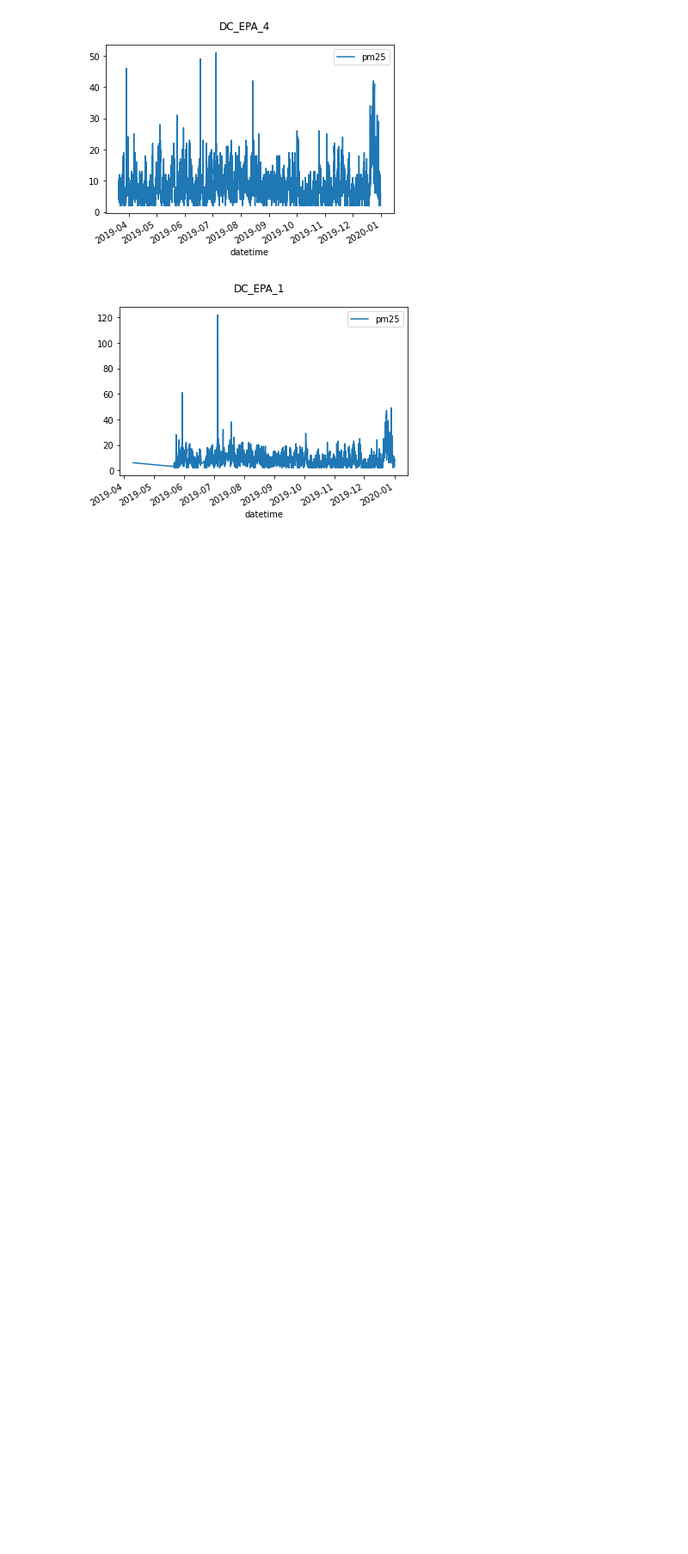
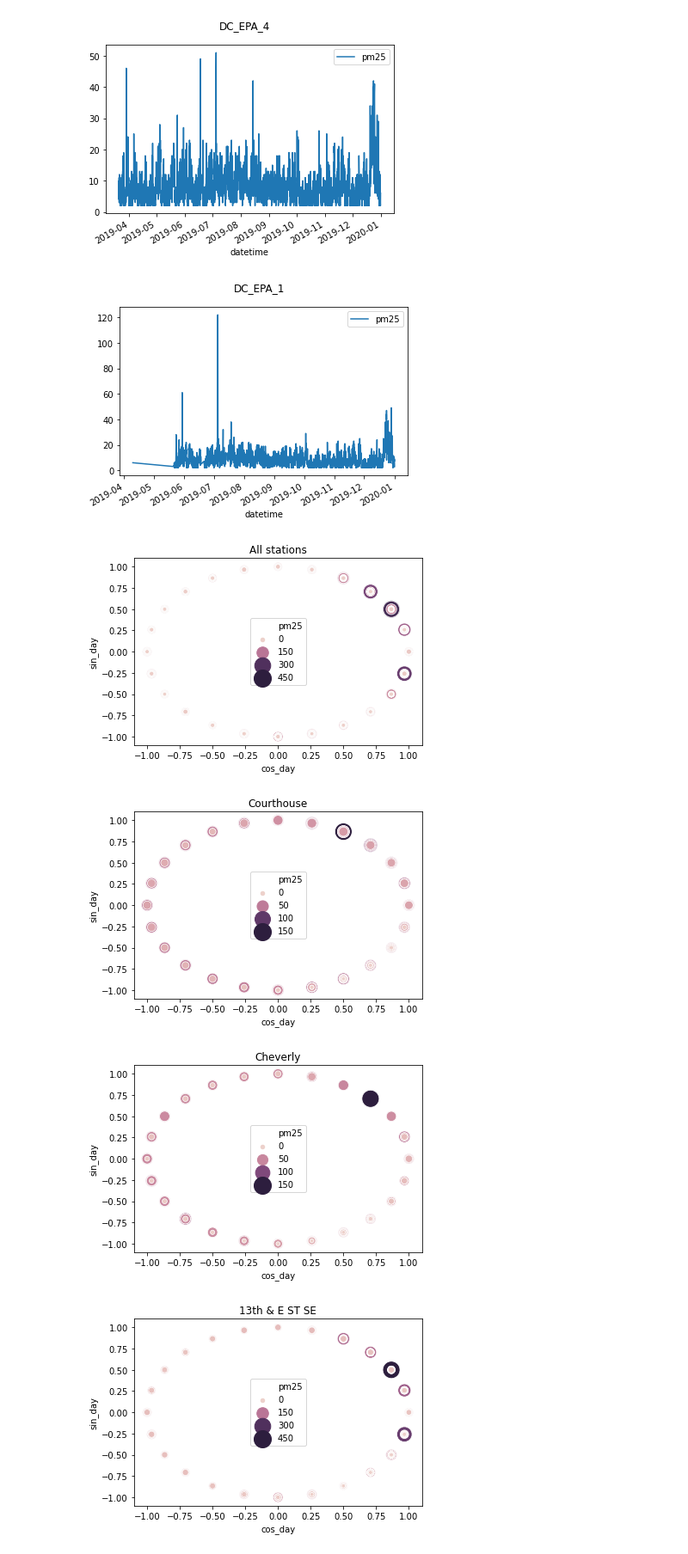
Before and after one commit to georgetown-analytics/Air-Pollution, a Jupyter notebook: model/1.1 - EDA - Stations IDs by locations.ipynb, the cells around one changed output. Shown: that part at 86% size. Cells and saved outputs as stored; diff of their text form; code cells hidden in the pictures; blank space fills up the shorter version.

```diff
--- a/model/1.1 - EDA - Stations IDs by locations.ipynb
+++ b/model/1.1 - EDA - Stations IDs by locations.ipynb
@@ -232,3 +234,21 @@ for station in df["station_id"].unique():
 [figure]
 [figure]
 [figure]
+# %%
+ax = sns.scatterplot(x="cos_day", y="sin_day", hue="pm25",
+                    data=df, size="pm25", sizes=(20, 400),
+                   ).set_title("All stations")
+plt.show()
+
+for station in df["station_id"].unique():
+    ax = sns.scatterplot(x="cos_day", y="sin_day", hue="pm25",
+                        data=df[df["station_id"] == station],
+                        size="pm25",
+                        sizes=(20, 400),
+                       ).set_title(station)
+    plt.show()
+# %% [output]
+[figure, added]
+[figure, added]
+[figure, added]
+[figure, added]
```
Also changed, not shown: parts of 4 cells of this notebook.
